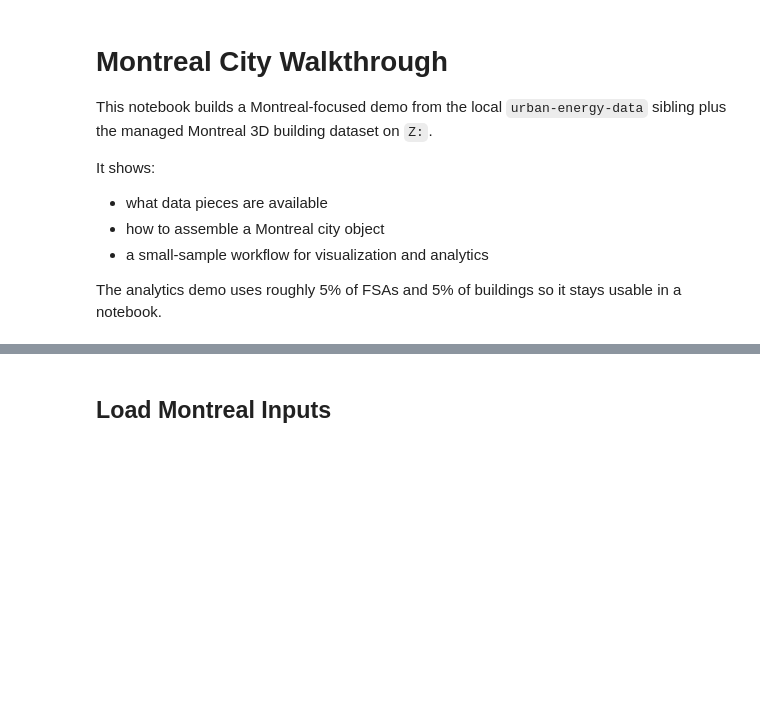
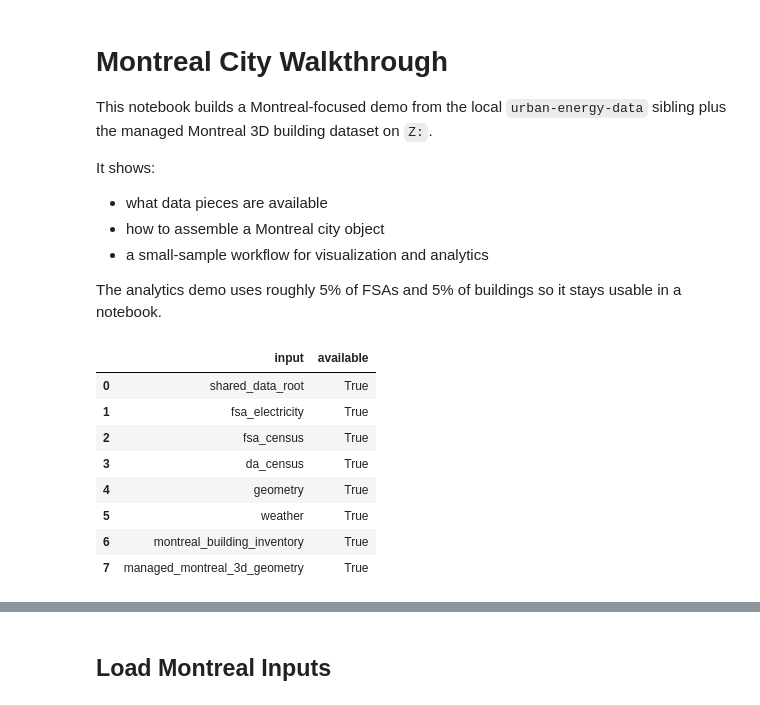
Before and after one commit to MasoodShamsaiee/urban-energy-core, a Jupyter notebook: notebooks/montreal_city_walkthrough.ipynb, the cells around one changed output, grey strips where cells are left out. Cells and saved outputs as stored; diff of their text form; code cells hidden in the pictures; blank space fills up the shorter version.

```diff
--- a/notebooks/montreal_city_walkthrough.ipynb
+++ b/notebooks/montreal_city_walkthrough.ipynb
@@ -39,16 +46,48 @@ from urban_energy_core.plotting import plot_spatial_samples_with_basemap
 # %%
 DATA_ROOT = REPO_ROOT.parent / "urban-energy-data"
 Z_3D_ROOT = Path(r"Z:\Public\Montreal 3D data")
 
 ELEC_PATH = DATA_ROOT / "data" / "processed" / "electricity" / "elec_rebuilt_new_weather.parquet"
 FSA_CENSUS_ROOT = DATA_ROOT / "data" / "raw" / "census" / "FSA scale"
 DA_CENSUS_ROOT = DATA_ROOT / "data" / "raw" / "census" / "DA scale"
 GEOMETRY_ROOT = DATA_ROOT / "data" / "raw" / "geometry"
 WEATHER_ROOT = DATA_ROOT / "data" / "raw" / "weather"
 BUILDINGS_ROOT = DATA_ROOT / "data" / "raw" / "buildings" / "montreal"
-
 LOD1_PATH = BUILDINGS_ROOT / "LoD1.parquet"
 EXT_BUILDING_GEO_PATH = Z_3D_ROOT / "Mtl_Buildings_Dec2022_KKv1.geojson"
 
-for path in [DATA_ROOT, ELEC_PATH, FSA_CENSUS_ROOT, DA_CENSUS_ROOT, GEOMETRY_ROOT, WEATHER_ROOT, LOD1_PATH, EXT_BUILDING_GEO_PATH]:
-    print(f"{path} -> {path.exists()}")
+availability_df = pd.DataFrame(
+    {
+        "input": [
+            "shared_data_root",
+            "fsa_electricity",
+            "fsa_census",
+            "da_census",
+            "geometry",
+            "weather",
+            "montreal_building_inventory",
+            "managed_montreal_3d_geometry",
+        ],
+        "available": [
+            DATA_ROOT.exists(),
+            ELEC_PATH.exists(),
+            FSA_CENSUS_ROOT.exists(),
+            DA_CENSUS_ROOT.exists(),
+            GEOMETRY_ROOT.exists(),
+            WEATHER_ROOT.exists(),
+            LOD1_PATH.exists(),
+            EXT_BUILDING_GEO_PATH.exists(),
+        ],
+    }
+)
+availability_df
+# %% [output]
+|  | input | available |
+| 0 | shared_data_root | True |
+| 1 | fsa_electricity | True |
+| 2 | fsa_census | True |
+| 3 | da_census | True |
+| 4 | geometry | True |
+| 5 | weather | True |
+| 6 | montreal_building_inventory | True |
+| 7 | managed_montreal_3d_geometry | True |
```
Also changed, not shown: parts of 12 cells of this notebook, 13 other files.
